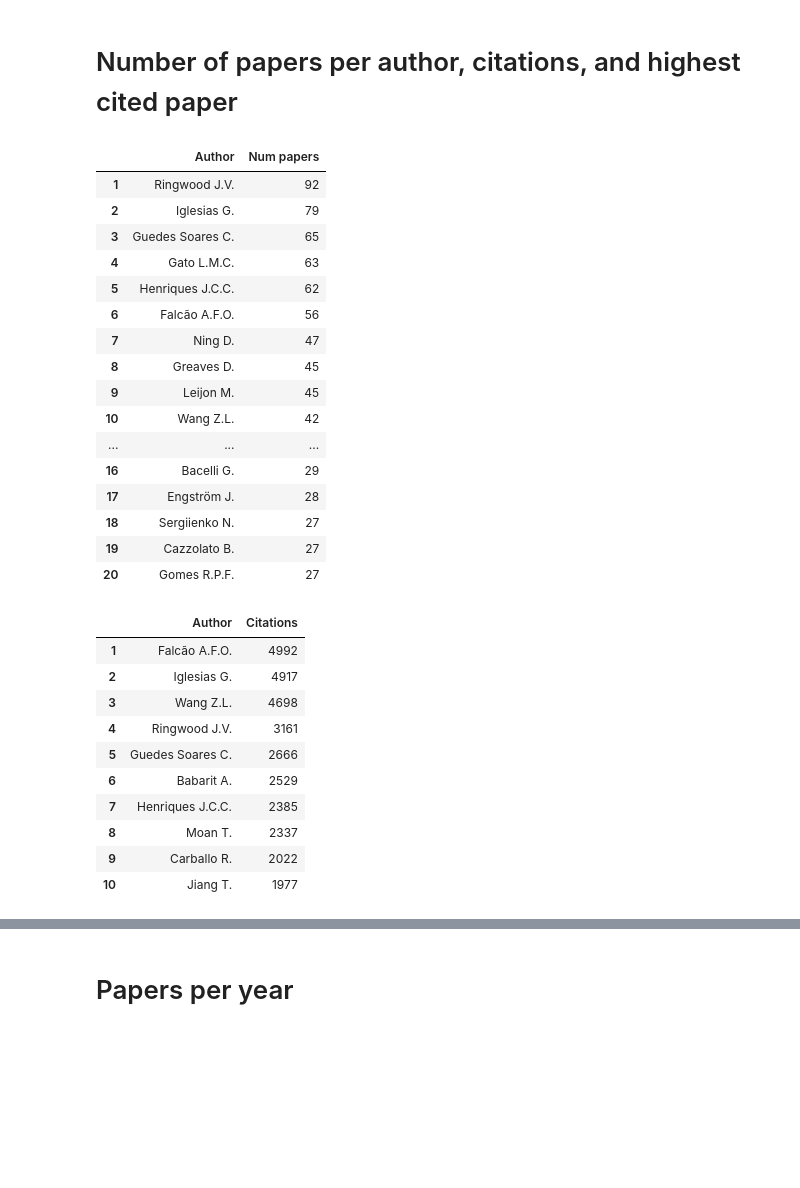
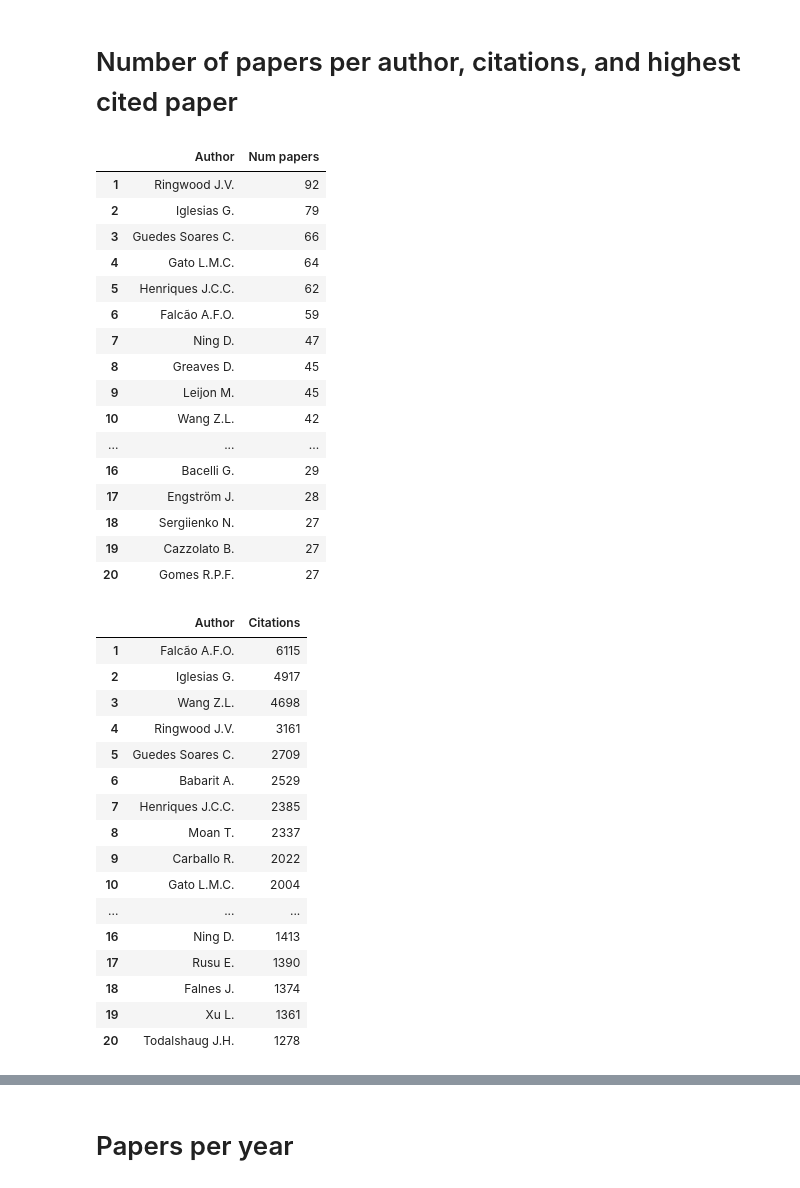
Before and after one commit to joaochenriques/PAS_STATS, a Jupyter notebook: WaveEnergyStatistics.ipynb, the cells around one changed output, grey strips where cells are left out. Saved outputs shown, nothing was run; the diff lists cells and outputs as text; code cells hidden in the pictures; blank space fills up the shorter version.

````diff
--- a/WaveEnergyStatistics.ipynb
+++ b/WaveEnergyStatistics.ipynb
@@ -95,6 +95,6 @@ TITLE-ABS-KEY-AUTH(WAVE-ENERGY) AND PUBYEAR AFT 2002 AND DOCTYPE(ar OR re) AND
 )
 ```
 # %%
-filename = 'scopus_20230610.csv'
+filename = 'scopus_20230610_since_2002.csv'
 if 'google.colab' in sys.modules and not pathlib.Path( f"{filename}").exists():
     cmdcall( f'curl -O https://raw.githubusercontent.com/joaochenriques/PAS_STATS/main/{filename}' )
@@ -238,10 +231,10 @@ left_align( df.head(20) )
 |  | Author | Num papers |
 | 1 | Ringwood J.V. | 92 |
 | 2 | Iglesias G. | 79 |
-| 3 | Guedes Soares C. | 65 |
-| 4 | Gato L.M.C. | 63 |
+| 3 | Guedes Soares C. | 66 |
+| 4 | Gato L.M.C. | 64 |
 | 5 | Henriques J.C.C. | 62 |
-| 6 | Falcão A.F.O. | 56 |
+| 6 | Falcão A.F.O. | 59 |
 | 7 | Ning D. | 47 |
 | 8 | Greaves D. | 45 |
 | 9 | Leijon M. | 45 |
@@ -255,33 +248,39 @@ left_align( df.head(20) )
 # %%
 sorted_citations_dic = { k: v for k, v in sorted( papers_dic.items(), key=lambda item: item[1].citations, reverse=True ) }
 
 df_citations_name_lst = []
 df_citations_num_lst = []
 
 df_citations_dic = {
         "Author": df_citations_name_lst,
         "Citations": df_citations_num_lst
 }
 
 for n, dt in enumerate( sorted_citations_dic.values() ):
     df_citations_name_lst.append( dt.name )
     df_citations_num_lst.append( dt.citations )
 
 df = pd.DataFrame( df_citations_dic )
 df.index = df.index + 1
-left_align( df.head(10) )
+left_align( df.head(20) )
 # %% [output]
 |  | Author | Citations |
-| 1 | Falcão A.F.O. | 4992 |
+| 1 | Falcão A.F.O. | 6115 |
 | 2 | Iglesias G. | 4917 |
 | 3 | Wang Z.L. | 4698 |
 | 4 | Ringwood J.V. | 3161 |
-| 5 | Guedes Soares C. | 2666 |
+| 5 | Guedes Soares C. | 2709 |
 | 6 | Babarit A. | 2529 |
 | 7 | Henriques J.C.C. | 2385 |
 | 8 | Moan T. | 2337 |
 | 9 | Carballo R. | 2022 |
-| 10 | Jiang T. | 1977 |
+| 10 | Gato L.M.C. | 2004 |
+| ... | ... | ... |
+| 16 | Ning D. | 1413 |
+| 17 | Rusu E. | 1390 |
+| 18 | Falnes J. | 1374 |
+| 19 | Xu L. | 1361 |
+| 20 | Todalshaug J.H. | 1278 |
 # %%
 @dataclass
 class paper_rank:
````
Also changed, not shown: parts of 11 cells of this notebook.
